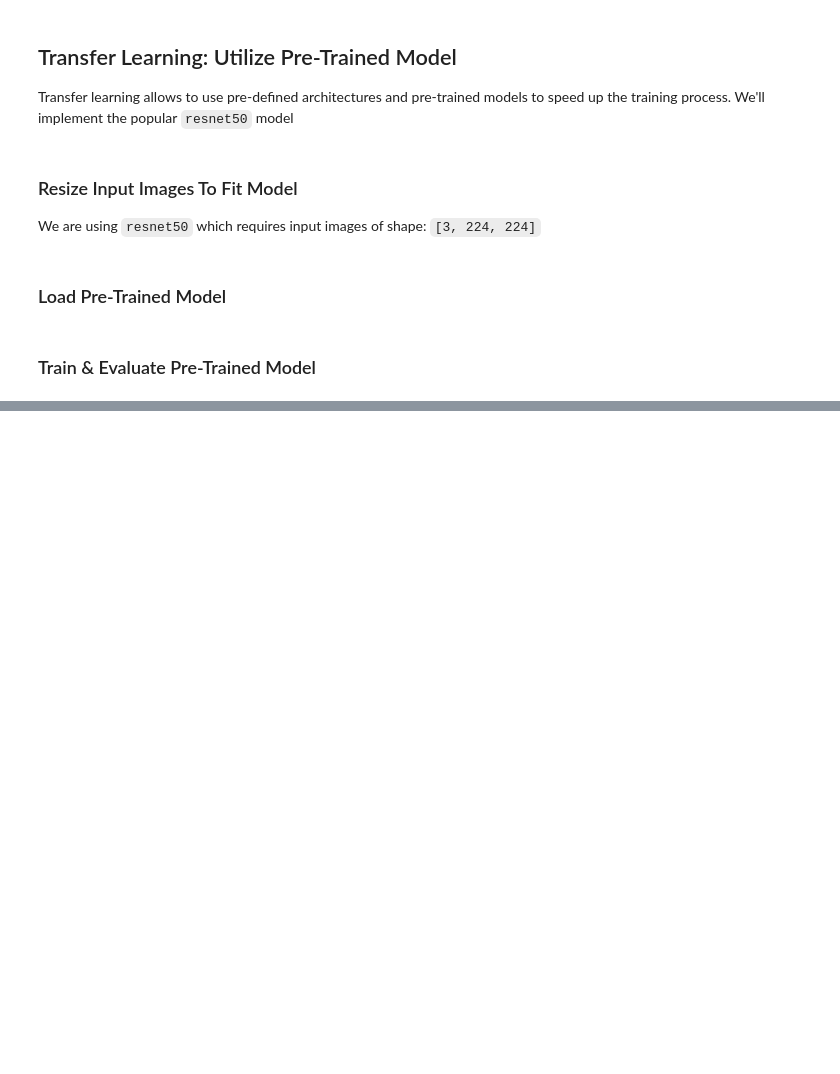
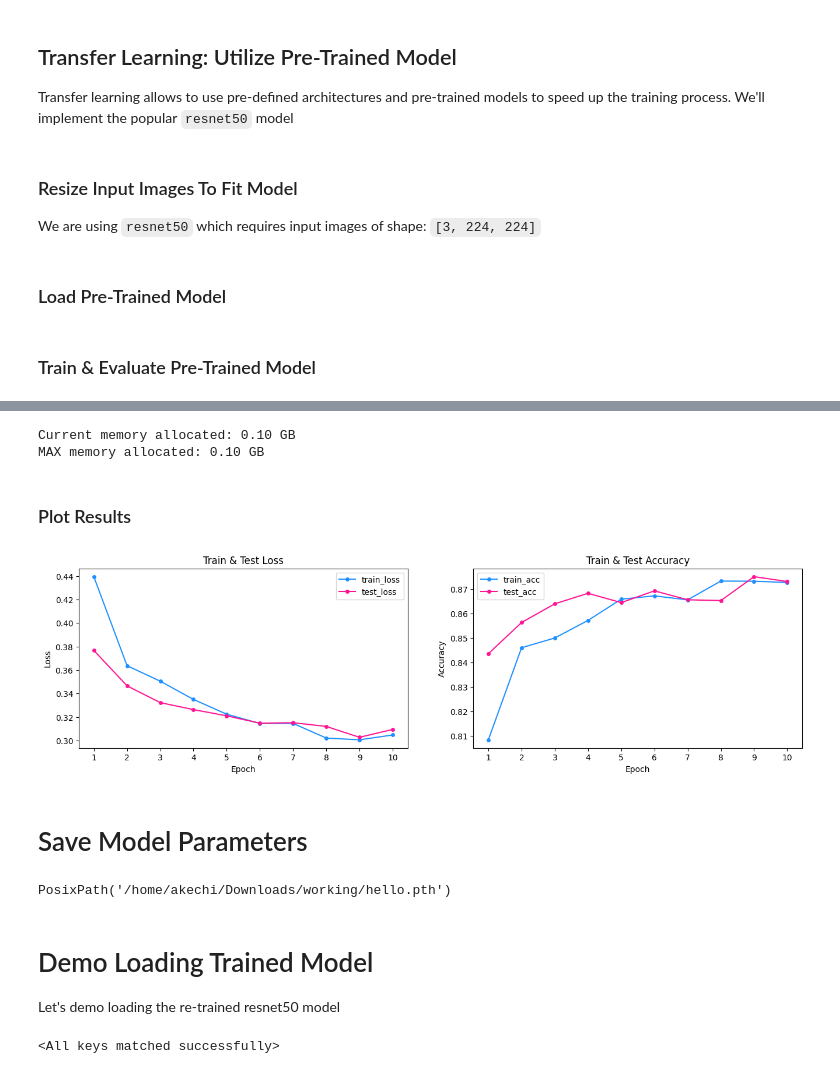
Before and after one commit to christopherbui/machine-learning-projects, a Jupyter notebook: histopathologic-cancer-detection/cancer_detection.ipynb, the cells around one changed output, grey strips where cells are left out. Cells and saved outputs as stored; diff of their text form; code cells hidden in the pictures; blank space fills up the shorter version.

```diff
--- a/histopathologic-cancer-detection/cancer_detection.ipynb
+++ b/histopathologic-cancer-detection/cancer_detection.ipynb
@@ -960,4 +988,4 @@ torch.manual_seed(4)
 torch.cuda.manual_seed(4)
 
 # initiate model
-pretrained_model = PreTrainedResNet50()
+pretrained_model = PreTrainedResNet50().to(device)
@@ -968,7 +994,7 @@ Downloading: "https://download.pytorch.org/models/resnet50-11ad3fa6.pth" to /Use
 loss_fn = torch.nn.BCEWithLogitsLoss()
 optimizer = torch.optim.Adam(params=pretrained_model.parameters(), lr=0.001)
 
-EPOCHS = 20
+EPOCHS = 10
 
 print(f'Traning on Device: {device}')
 
@@ -991,0 +1029,18 @@ KeyboardInterrupt:
+# %%
+print(f'Current memory allocated: {torch.cuda.memory_allocated(device) / (1024**3):.2f} GB')
+print(f'MAX memory allocated: {torch.cuda.memory_allocated(device) / (1024**3):.2f} GB')
+# %% [output]
+Current memory allocated: 0.10 GB
+MAX memory allocated: 0.10 GB
+# %% [markdown]
+### Plot Results
+# %%
+plot_loss_curves(pretrained_model_results)
+# %% [output]
+[figure, added]
+# %% [markdown]
+# Save Model Parameters
+# %%
+WORKING_PATH / 'hello.pth'
+# %% [output]
+PosixPath('/home/akechi/Downloads/working/hello.pth')
@@ -991,0 +1053,15 @@ KeyboardInterrupt:
+# %% [markdown]
+# Demo Loading Trained Model
+
+Let's demo loading the re-trained resnet50 model
+# %%
+# create new model instance
+loaded_resnet = PreTrainedResNet50()
+
+# get trained model's state dict
+trained_resnet_state_dict = torch.load(WORKING_PATH / 'pretrained_resnet50.pth', weights_only=True)
+
+# load state dict into model
+loaded_resnet.load_state_dict(trained_resnet_state_dict)
+# %% [output]
+<All keys matched successfully>
```
Also changed, not shown: parts of 19 cells of this notebook.
